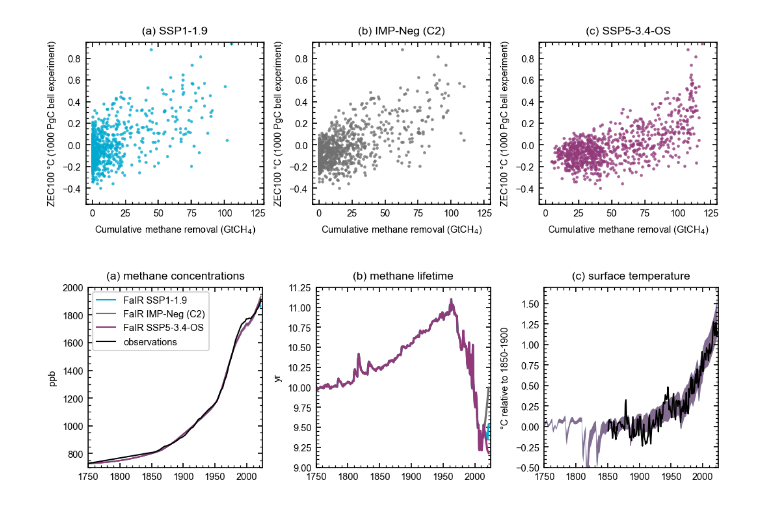
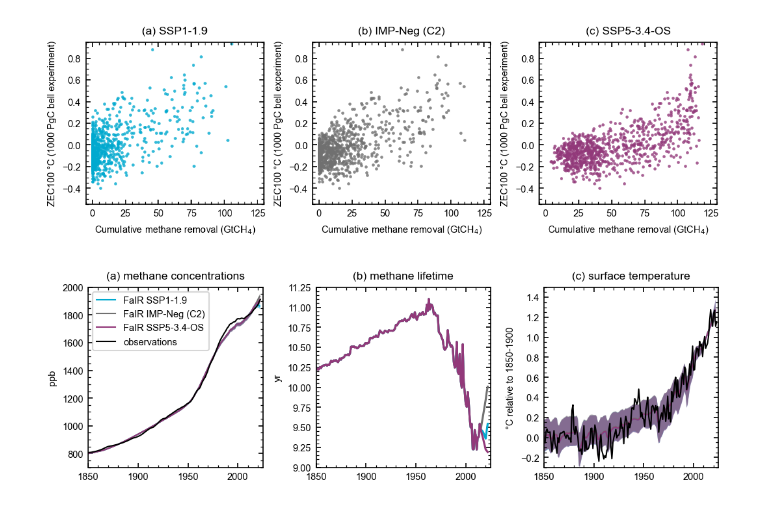
Before and after one commit to chrisroadmap/methane-mitigation, a Jupyter notebook: notebooks/analyse-1.4.0.ipynb, the cells around one changed output. Drawn from its saved outputs; the diff is of its cells as text; code cells hidden in the pictures.

```diff
--- a/notebooks/analyse-1.4.0.ipynb
+++ b/notebooks/analyse-1.4.0.ipynb
@@ -1152,7 +1167,7 @@ for scenario in scenarios:
     );
 ax[0].plot(ch4_obs.index+0.5, ch4_obs, color='k', lw=1, label='observations')
 ax[0].legend()
-ax[0].set_xlim(1750, 2025);
+ax[0].set_xlim(1850, 2025);
 ax[0].set_ylim(700, 2000);
 ax[0].set_ylabel('ppb')
 ax[0].set_title('(a) methane concentrations')
@@ -1162,48 +1177,48 @@ for scenario in scenarios:
         np.arange(1750, 2023),
         ch4r.lifetime.sel(scenario=scenario, timebound=np.arange(1750, 2023)).median(dim='config'), color=colors[scenario],
     );
-ax[1].set_xlim(1750, 2025);
+ax[1].set_xlim(1850, 2025);
 ax[1].set_ylim(9, 11.25);
 ax[1].set_ylabel('yr')
 ax[1].set_title('(b) methane lifetime')
 
 for scenario in scenarios:
     ax[2].fill_between(
         np.arange(1750, 2023),
         (
             ch4r.temperature.sel(scenario=scenario, timebound=np.arange(1750, 2023))
-#           - np.average(noch4r.temperature.loc[dict(scenario=scenario, timebound=np.arange(2003,2024), layer=0)], weights=temp_norm_20032022, axis=0).mean()
-#           + 1.03
+          - np.average(noch4r.temperature.loc[dict(scenario=scenario, timebound=np.arange(2003,2024), layer=0)], weights=temp_norm_20032022, axis=0)
+          + 1.03
         ).quantile(0.05, dim='config'),
         (
             ch4r.temperature.sel(scenario=scenario, timebound=np.arange(1750, 2023))
-#           - np.average(noch4r.temperature.loc[dict(scenario=scenario, timebound=np.arange(2003,2024), layer=0)], weights=temp_norm_20032022, axis=0).mean()
-#           + 1.03
+          - np.average(noch4r.temperature.loc[dict(scenario=scenario, timebound=np.arange(2003,2024), layer=0)], weights=temp_norm_20032022, axis=0)
+          + 1.03
         ).quantile(0.95, dim='config'),
         color=colors[scenario],
         alpha=0.5,
         lw=0
     );
     ax[2].plot(
         np.arange(1750, 2023),
-        # (
-        #     noch4r.temperature.sel(scenario=scenario, timebound=np.arange(1750, 2023), layer=0) -
-        #     np.average(noch4r.temperature.loc[dict(scenario=scenario, timebound=np.arange(2003,2024), layer=0)], weights=temp_norm_20032022, axis=0).mean()
-        #     + 1.03
-        # ).median(dim='config'),
+        (
+            noch4r.temperature.sel(scenario=scenario, timebound=np.arange(1750, 2023), layer=0) -
+            np.average(noch4r.temperature.loc[dict(scenario=scenario, timebound=np.arange(2003,2024), layer=0)], weights=temp_norm_20032022, axis=0)
+            + 1.03
+        ).median(dim='config'),
         color=colors[scenario],
         lw=1,
         label=f'FaIR {labels[scenario]}',
     );
 ax[2].plot(gmst_obs.index+0.5, gmst_obs, color='k', lw=1)
-ax[2].set_xlim(1750, 2025);
-ax[2].set_ylim(-0.5, 1.7);
+ax[2].set_xlim(1850, 2025);
+ax[2].set_ylim(-0.3, 1.5);
 ax[2].set_ylabel('°C relative to 1850-1900')
 ax[2].set_title('(c) surface temperature')
 
 fig.tight_layout()
 pl.savefig('../plots/historical_cal-1.4.0.png')
 pl.savefig('../plots/historical_cal-1.4.0.pdf')
 # %% [output]
-[figure, old version]
+[figure, new version]
 # %%
```
Also changed, not shown: parts of 27 cells of this notebook, 41 other files.
